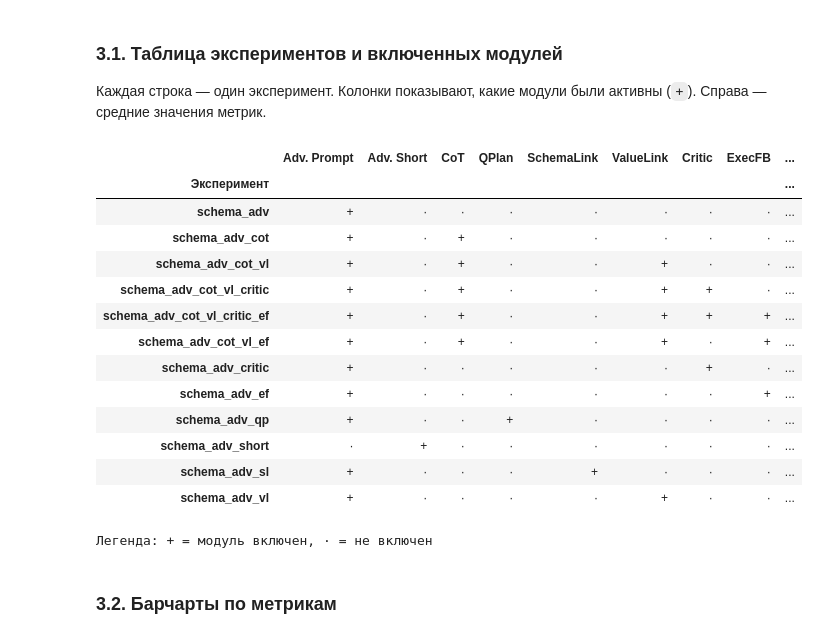
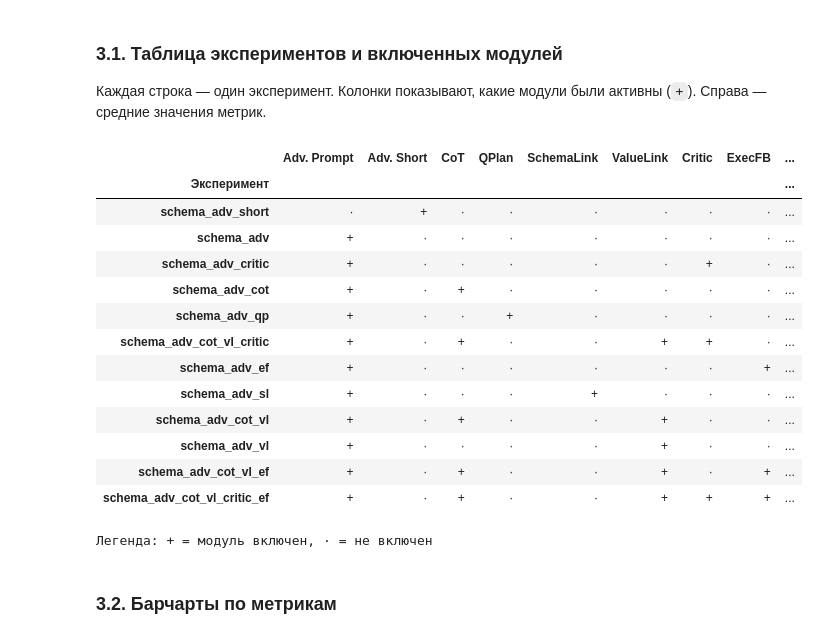
Before and after one commit to V-IT-Test/Text-2-1C, a Jupyter notebook: benchmarks/analysis.ipynb, the cells around one changed output. Saved outputs shown, nothing was run; the diff lists cells and outputs as text; code cells hidden in the pictures.

Commit message:
feat: model cascade, critic ablation, updated notebook with gpt-5.4 results

```diff
--- a/benchmarks/analysis.ipynb
+++ b/benchmarks/analysis.ipynb
@@ -74,23 +77,9 @@ project_root = notebook_dir if (notebook_dir / "benchmarks").is_dir() else noteb
 results_dir = project_root / "benchmarks" / "results"
 config_file = project_root / "benchmarks" / "benchmark_config.yaml"
 
-# Читаем конфиг для флагов модулей
-with open(config_file, "r", encoding="utf-8") as f:
-    cfg = yaml.safe_load(f)
+# Читаем конфиг для флагов модулей (из результатов, а не из YAML — там старые эксперименты закомментированы)
+# Флаги модулей берутся из поля config каждого файла результатов
 exp_info = {}
-for e in cfg["experiments"]:
-    exp_info[e["name"]] = {
-        "model": e.get("model", ""),
-        "use_schema": e.get("use_schema", False),
-        "advanced_prompt": e.get("advanced_prompt", False),
-        "advanced_short": e.get("advanced_short", False),
-        "use_cot": e.get("use_cot", False),
-        "use_query_plan": e.get("use_query_plan", False),
-        "use_schema_linking": e.get("use_schema_linking", False),
-        "use_value_linking": e.get("use_value_linking", False),
-        "use_critic": e.get("use_critic", False),
-        "use_exec_feedback": e.get("use_exec_feedback", False),
-    }
 
 # Читаем все файлы результатов
 result_files = sorted(glob.glob(str(results_dir / "*.json")))
@@ -99,16 +88,28 @@ for rf in result_files:
     with open(rf, "r", encoding="utf-8") as f:
         data = json.load(f)
     run_name = data["run_name"]
+    exp_cfg = data.get("config", {})
+    modules = {
+        "model": data.get("model", ""),
+        "use_schema": exp_cfg.get("use_schema", False),
+        "advanced_prompt": exp_cfg.get("advanced_prompt", False),
+        "advanced_short": exp_cfg.get("advanced_short", False),
+        "use_cot": exp_cfg.get("use_cot", False),
+        "use_query_plan": exp_cfg.get("use_query_plan", False),
+        "use_schema_linking": exp_cfg.get("use_schema_linking", False),
+        "use_value_linking": exp_cfg.get("use_value_linking", False),
+        "use_critic": exp_cfg.get("use_critic", False),
+        "use_exec_feedback": exp_cfg.get("use_exec_feedback", False),
+    }
     questions = data["questions"]
     ev_vals = [q["ev"] for q in questions]
     ex_vals = [q["ex"] for q in questions]
     cm_vals = [q["cm"] for q in questions]
     sm_vals = [q["sm"] for q in questions]
     exs_vals = [q["exs"] for q in questions]
-    info = exp_info.get(run_name, {})
     runs.append({
         "name": run_name,
-        "model": info.get("model", data.get("model", "")),
+        "model": data.get("model", ""),
         "timestamp": data.get("timestamp", ""),
         "num_questions": len(questions),
         "ev_mean": sum(ev_vals) / len(ev_vals),
@@ -116,8 +117,11 @@ for rf in result_files:
         "cm_mean": sum(cm_vals) / len(cm_vals),
         "sm_mean": sum(sm_vals) / len(sm_vals),
         "exs_mean": sum(exs_vals) / len(exs_vals),
-        "modules": info,
+        "modules": modules,
     })
+
+# Оставляем только эксперименты с gpt-4o-mini (раздел 3)
+runs = [r for r in runs if r["model"] == "gpt-4o-mini"]
 
 # Имена метрик
 METRICS = ["ev", "ex", "cm", "sm", "exs"]
@@ -168,32 +172,33 @@ for r in runs:
 # %%
 # Строим таблицу: строки = эксперименты, колонки = модули + метрики
 rows = []
 for r in runs:
     row = {"Эксперимент": r["name"]}
     for m in MODULE_NAMES:
-        row[MODULE_LABELS[m]] = "+" if r["modules"][m] else "·"
+        row[MODULE_LABELS[m]] = "+" if r["modules"].get(m) else "·"
     for metric in METRICS:
         row[METRIC_LABELS[metric]] = round(r[f"{metric}_mean"], 3)
     rows.append(row)
 
+rows.sort(key=lambda r: r.get("EXS (EX or SM)", 0))
 df = pd.DataFrame(rows).set_index("Эксперимент")
 display(df)
 print("Легенда: + = модуль включен, · = не включен")
 # %% [output]
 |  | Adv. Prompt | Adv. Short | CoT | QPlan | SchemaLink | ValueLink | Critic | ExecFB | ... |
 | Эксперимент |  |  |  |  |  |  |  |  | ... |
+| schema_adv_short | · | + | · | · | · | · | · | · | ... |
 | schema_adv | + | · | · | · | · | · | · | · | ... |
+| schema_adv_critic | + | · | · | · | · | · | + | · | ... |
 | schema_adv_cot | + | · | + | · | · | · | · | · | ... |
+| schema_adv_qp | + | · | · | + | · | · | · | · | ... |
+| schema_adv_cot_vl_critic | + | · | + | · | · | + | + | · | ... |
+| schema_adv_ef | + | · | · | · | · | · | · | + | ... |
+| schema_adv_sl | + | · | · | · | + | · | · | · | ... |
 | schema_adv_cot_vl | + | · | + | · | · | + | · | · | ... |
-| schema_adv_cot_vl_critic | + | · | + | · | · | + | + | · | ... |
+| schema_adv_vl | + | · | · | · | · | + | · | · | ... |
+| schema_adv_cot_vl_ef | + | · | + | · | · | + | · | + | ... |
 | schema_adv_cot_vl_critic_ef | + | · | + | · | · | + | + | + | ... |
-| schema_adv_cot_vl_ef | + | · | + | · | · | + | · | + | ... |
-| schema_adv_critic | + | · | · | · | · | · | + | · | ... |
-| schema_adv_ef | + | · | · | · | · | · | · | + | ... |
-| schema_adv_qp | + | · | · | + | · | · | · | · | ... |
-| schema_adv_short | · | + | · | · | · | · | · | · | ... |
-| schema_adv_sl | + | · | · | · | + | · | · | · | ... |
-| schema_adv_vl | + | · | · | · | · | + | · | · | ... |
 Легенда: + = модуль включен, · = не включен
 # %% [markdown]
 ### 3.2. Барчарты по метрикам
```
Also changed, not shown: parts of 8 cells of this notebook, 17 other files.
